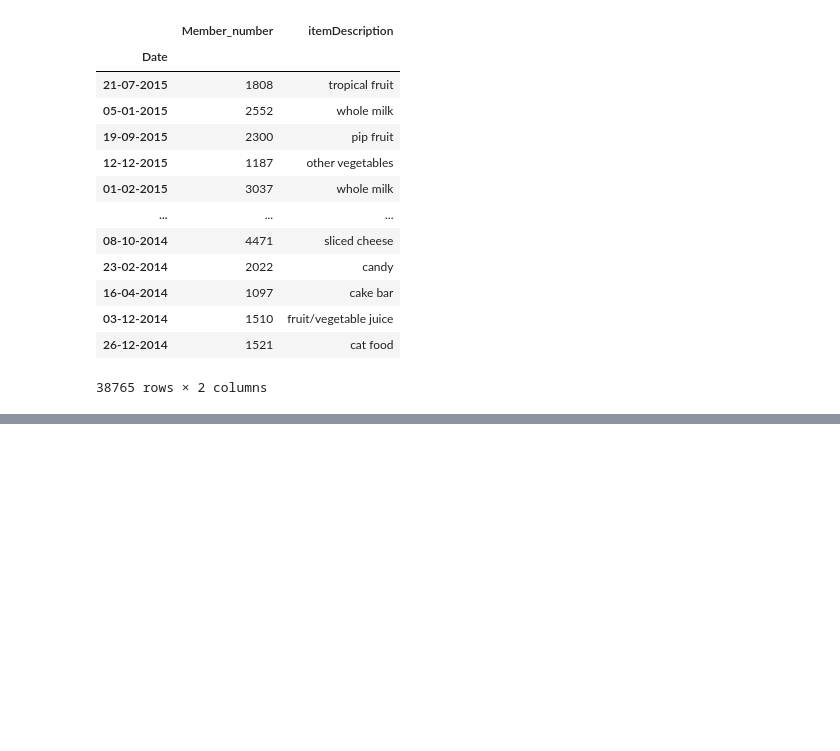
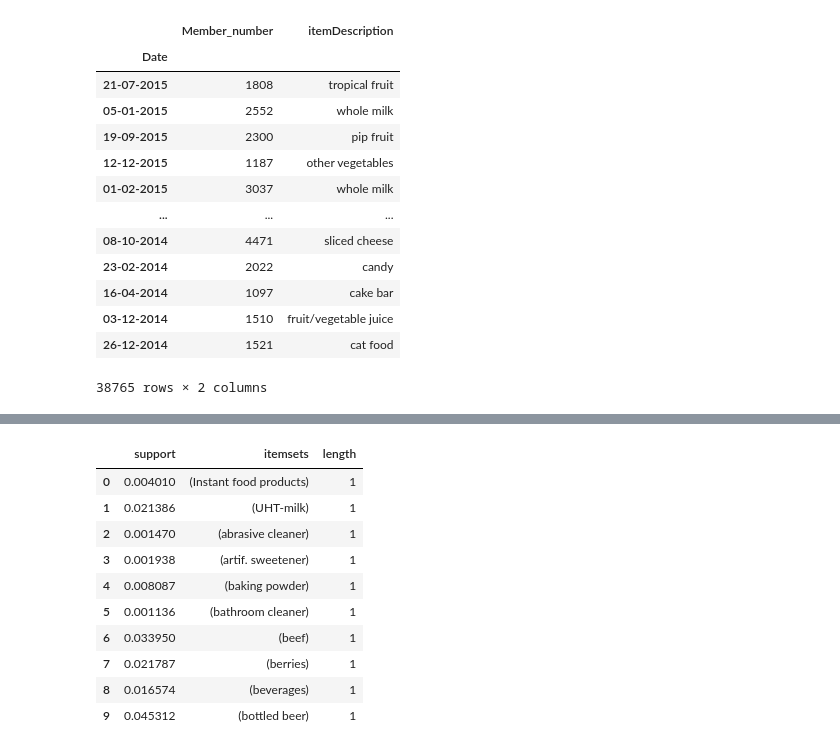
Before and after one commit to TomasRacil/DataMining, a Jupyter notebook: Association/association2.ipynb, the cells around one changed output, grey strips where cells are left out. Cells and saved outputs as stored; diff of their text form; code cells hidden in the pictures; blank space fills up the shorter version.

```diff
--- a/Association/association2.ipynb
+++ b/Association/association2.ipynb
@@ -63,0 +191,14 @@ array(['Instant food products', 'UHT-milk', 'abrasive cleaner',
+# %%
+freq_items.head(10)
+# %% [output]
+|  | support | itemsets | length |
+| 0 | 0.004010 | (Instant food products) | 1 |
+| 1 | 0.021386 | (UHT-milk) | 1 |
+| 2 | 0.001470 | (abrasive cleaner) | 1 |
+| 3 | 0.001938 | (artif. sweetener) | 1 |
+| 4 | 0.008087 | (baking powder) | 1 |
+| 5 | 0.001136 | (bathroom cleaner) | 1 |
+| 6 | 0.033950 | (beef) | 1 |
+| 7 | 0.021787 | (berries) | 1 |
+| 8 | 0.016574 | (beverages) | 1 |
+| 9 | 0.045312 | (bottled beer) | 1 |
```
Also changed, not shown: parts of 18 cells of this notebook, 2 other files.
